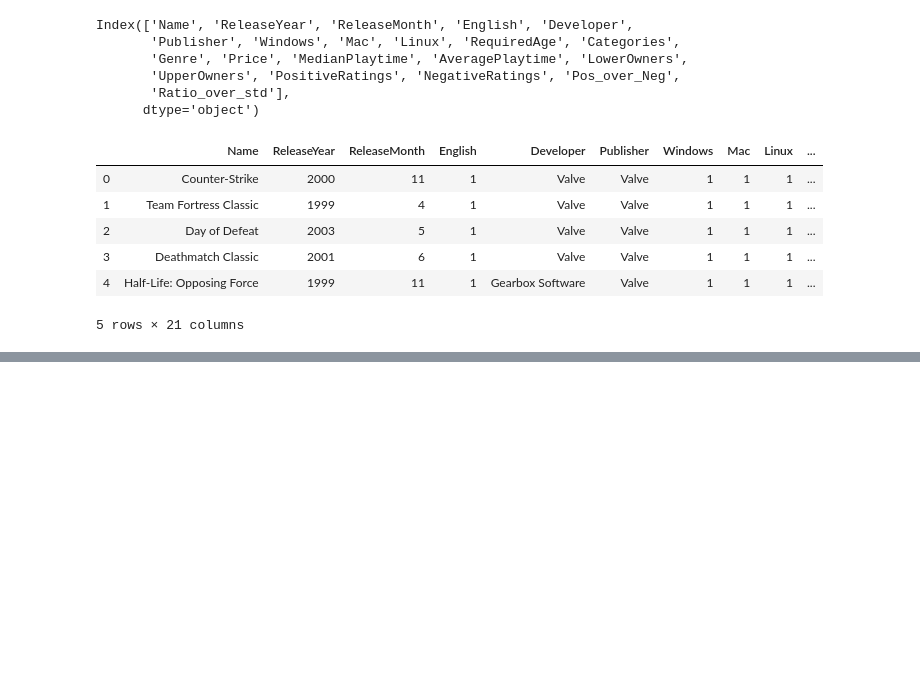
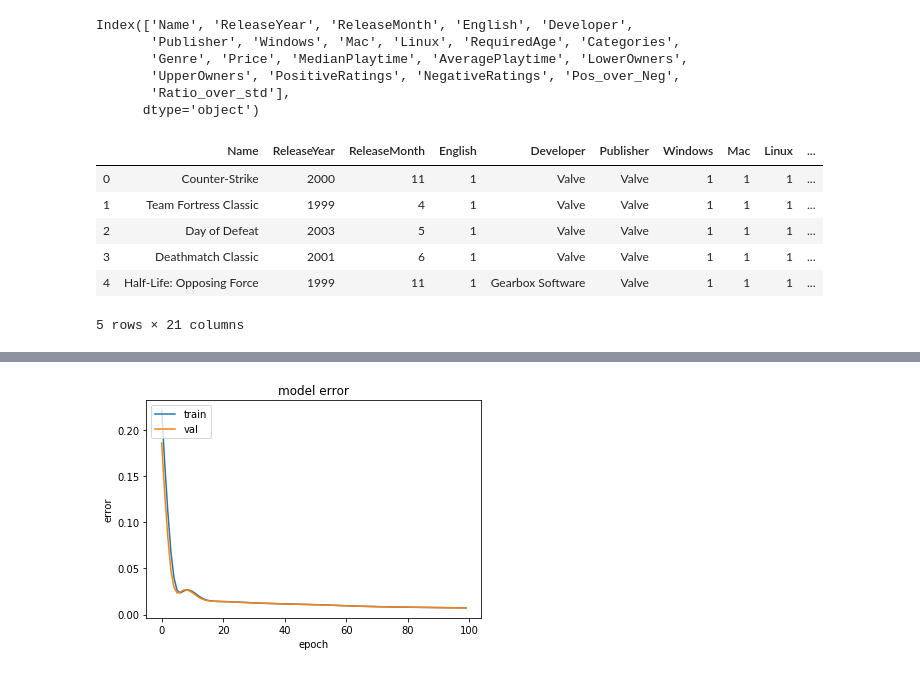
Before and after one commit to acpedersen/Project-2---Steam-Game-Rating-Predictions, a Jupyter notebook: SteamGames.ipynb, the cells around one changed output, grey strips where cells are left out. Saved outputs shown, nothing was run; the diff lists cells and outputs as text; code cells hidden in the pictures; blank space fills up the shorter version.

```diff
--- a/SteamGames.ipynb
+++ b/SteamGames.ipynb
@@ -240,0 +279,17 @@ ValueError: When using data tensors as input to a model, you should specify the
+# %%
+#Predicting the value
+afunc = tf.nn.relu
+
+model2 = tf.keras.models.Sequential()
+model2.add(tf.keras.layers.Flatten())
+model2.add(tf.keras.layers.Dense(8, activation=afunc))
+model2.add(tf.keras.layers.Dense(10, activation=afunc))
+model2.add(tf.keras.layers.Dense(3, activation=afunc))
+model2.add(tf.keras.layers.Dense(7, activation=afunc))
+model2.add(tf.keras.layers.Dense(1))
+# %%
+model2.compile(optimizer=tf.keras.optimizers.Adam(),
+              loss=tf.keras.losses.MeanSquaredError(),
+              metrics=[tf.keras.metrics.MeanAbsoluteError()])
+# %%
+hist2=model2.fit(X_train, y2_train, steps_per_epoch=5, epochs=100, batch_size=5000, validation_data = (X_val, y2_val), validation_steps=5)
@@ -240,0 +337,10 @@ ValueError: When using data tensors as input to a model, you should specify the
+# %%
+plt.plot(hist2.history['mean_absolute_error'])
+plt.plot(hist2.history['val_mean_absolute_error'])
+plt.title('model error')
+plt.ylabel('error')
+plt.xlabel('epoch')
+plt.legend(['train', 'val'], loc='upper left')
+plt.show()
+# %% [output]
+[figure, added]
```
Also changed, not shown: parts of 25 cells of this notebook.
